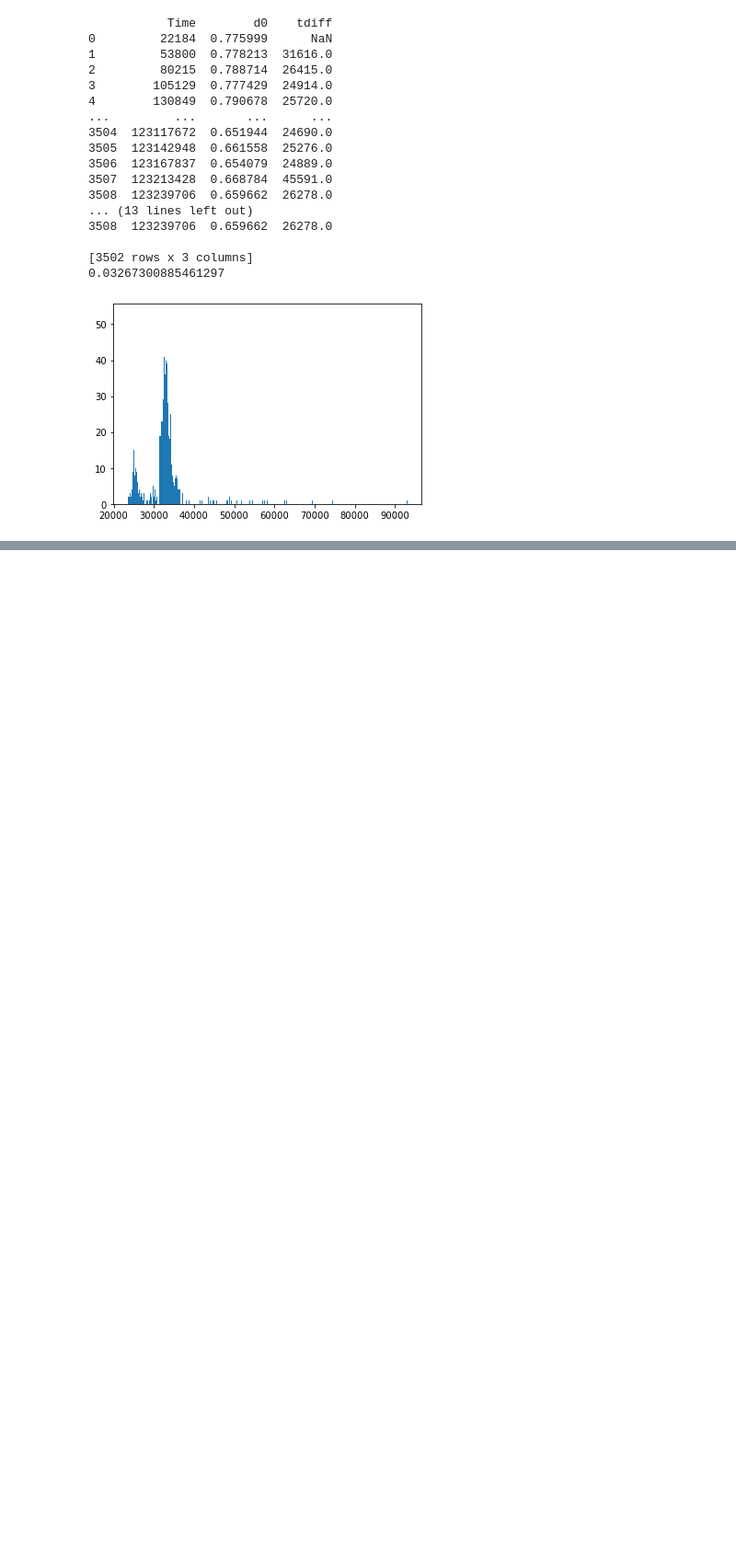
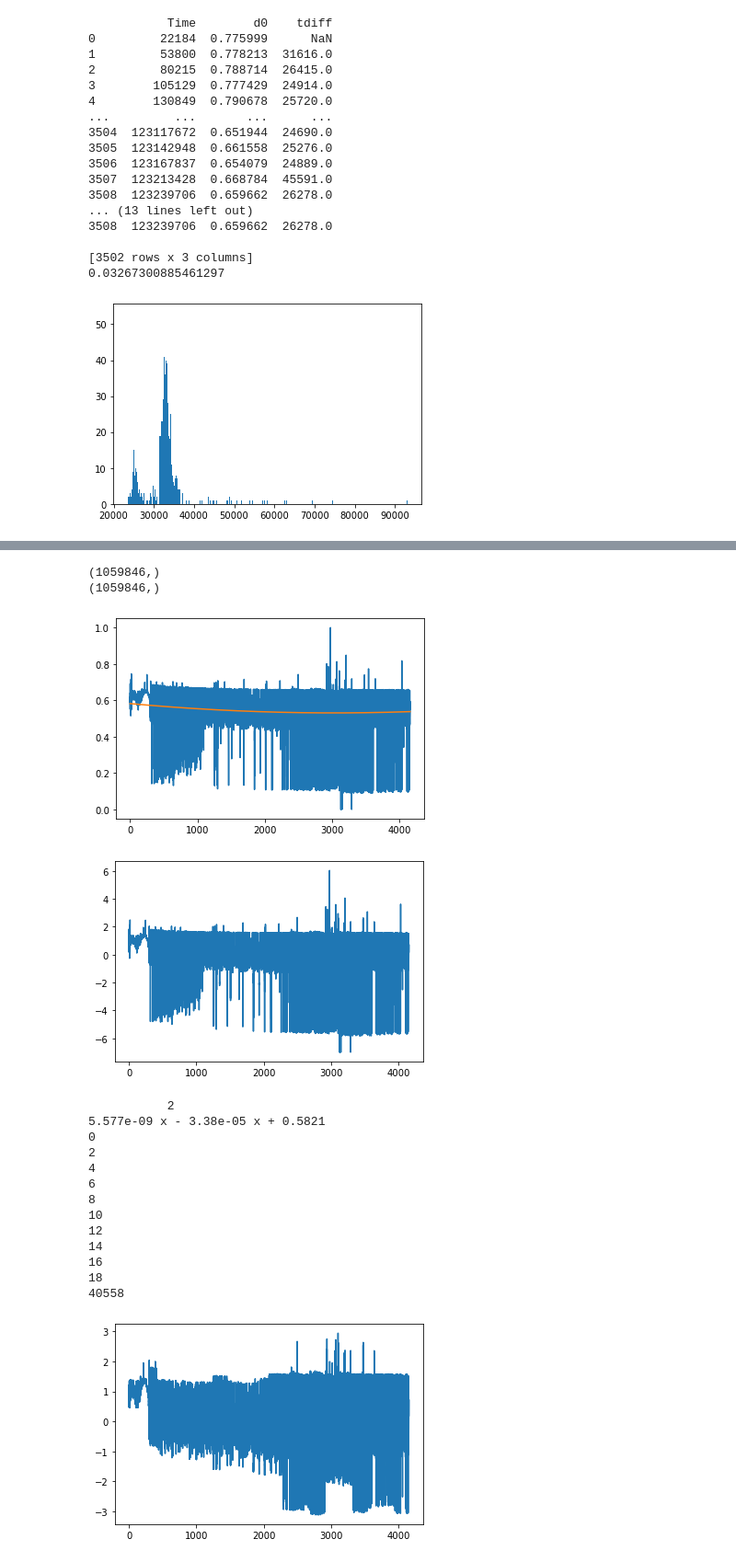
Before and after one commit to AmeVel2040/eclipseAmeyaSharing, a Jupyter notebook: InitialSpectogramAnalysis6-13-22.ipynb, the cells around one changed output, grey strips where cells are left out. Shown at 92% size. Saved outputs shown, nothing was run; the diff lists cells and outputs as text; code cells hidden in the pictures; blank space fills up the shorter version.

```diff
--- a/InitialSpectogramAnalysis6-13-22.ipynb
+++ b/InitialSpectogramAnalysis6-13-22.ipynb
@@ -167,0 +285,21 @@ Text(0.5, 0, 'Time [s]')
+# %%
+genthePlots(dfnonzero.iloc[:,1].values,dfnonzero.iloc[:,3].values,0,600,100,20,2,2)
+# %% [output]
+(1059846,)
+(1059846,)
+[figure, added]
+[figure, added]
+           2
+5.577e-09 x - 3.38e-05 x + 0.5821
+0
+2
+4
+6
+8
+10
+12
+14
+16
+18
+40558
+[figure, added]
```
Also changed, not shown: parts of 18 cells of this notebook.
